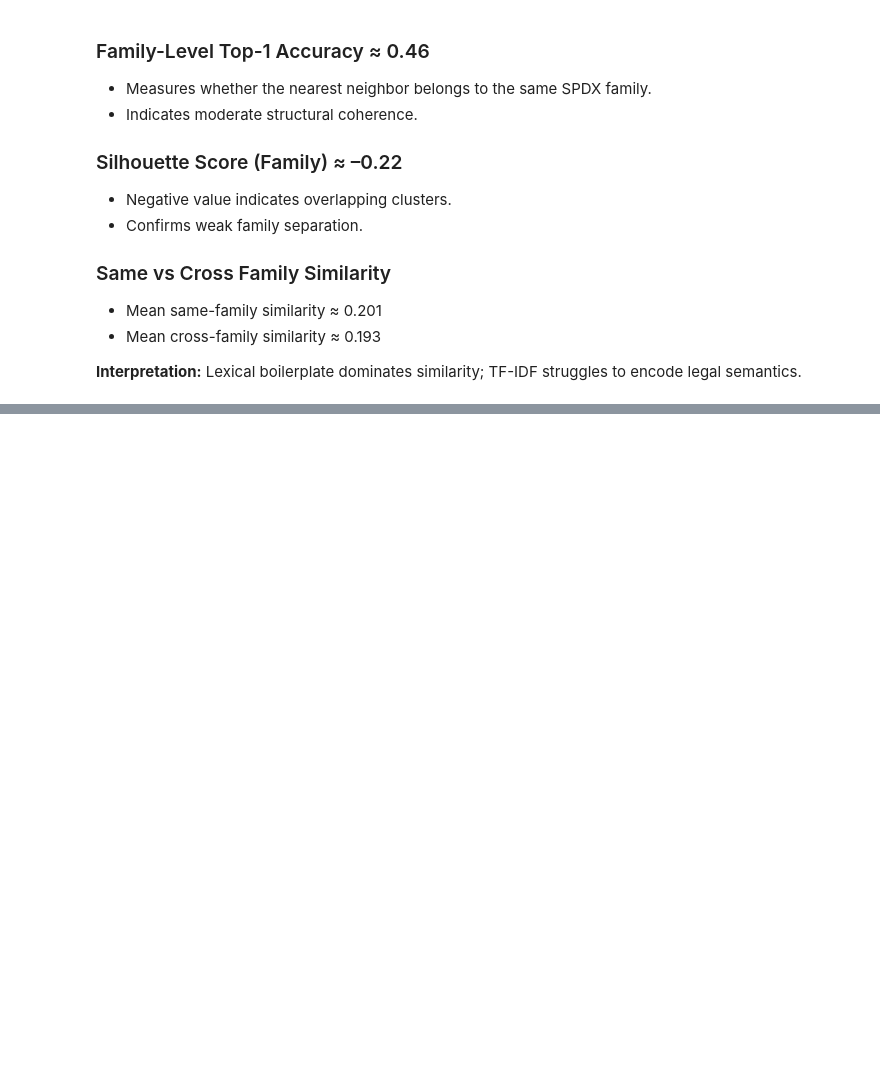
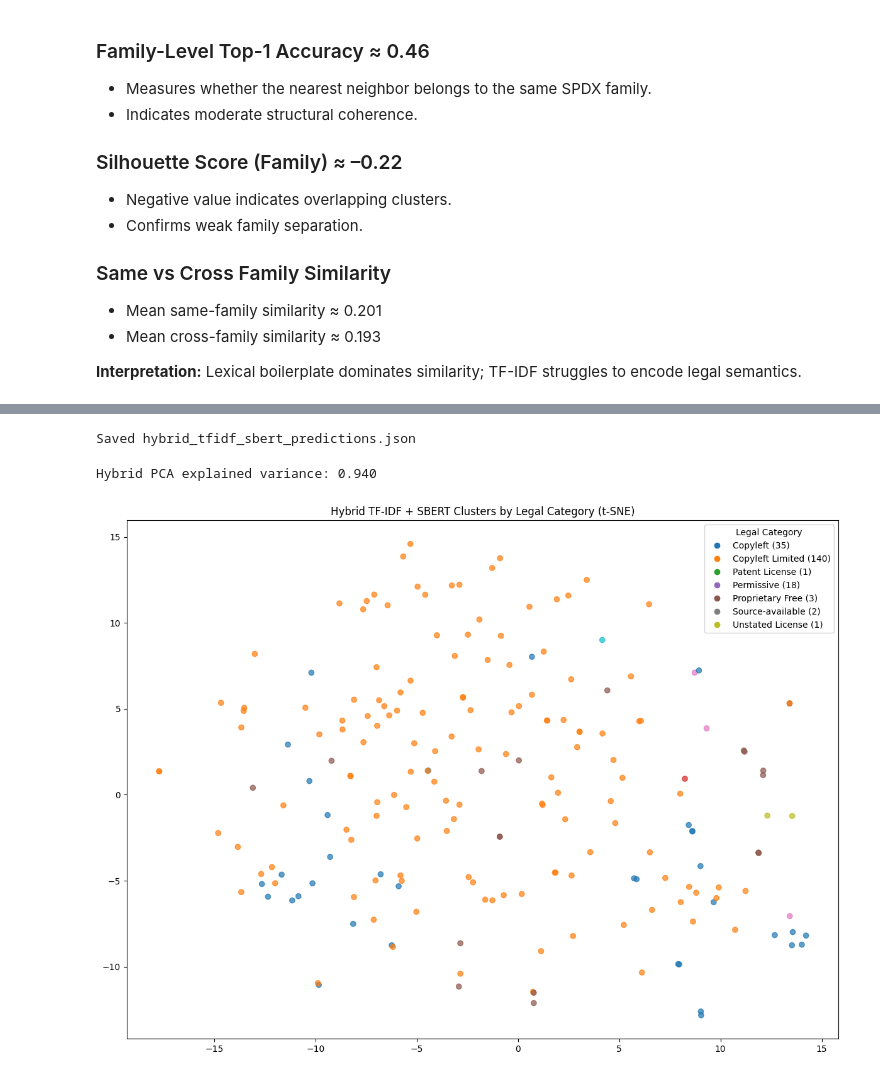
Before and after one commit to sajaa45/license-classifier, a Jupyter notebook: main.ipynb, the cells around one changed output, grey strips where cells are left out. Cells and saved outputs as stored; diff of their text form; code cells hidden in the pictures; blank space fills up the shorter version.

```diff
--- a/main.ipynb
+++ b/main.ipynb
@@ -555,0 +626,4 @@ Lexical boilerplate dominates similarity; TF-IDF struggles to encode legal seman
+# %%
+# 2nd Similarity method: Sentence BERT
+model_name = "sentence-transformers/all-MiniLM-L6-v2"
+model = SentenceTransformer(model_name)
@@ -555,0 +1104,62 @@ Lexical boilerplate dominates similarity; TF-IDF struggles to encode legal seman
+# %%
+hybrid_predictions = hybrid_tfidf_sbert_rerank(X_tfidf=X, E_sbert=embeddings, labels=labels, tfidf_top_k=10, final_top_k=5)
+# %%
+out = []
+for i, p in enumerate(hybrid_predictions):
+    out.append({
+        "id": data[i]["id"],
+        "true_spdx": p["true_spdx"],
+        "top1_pred": p["top1_pred"],
+        "top1_score": round(p["top1_score"], 4),
+        "top5_candidates": [ {"spdx": lbl, "score": round(score, 4)} for lbl, score in p["candidates"] ]
+    })
+
+with open("hybrid_tfidf_sbert_predictions.json", "w", encoding="utf-8") as f:
+    json.dump(out, f, indent=2)
+
+print("Saved hybrid_tfidf_sbert_predictions.json")
+# %% [output]
+Saved hybrid_tfidf_sbert_predictions.json
+# %%
+# Reduce components using PCA before t-SNE
+pca_hybrid = PCA(n_components=90, random_state=42)
+E_hybrid_pca = pca_hybrid.fit_transform(embeddings)
+
+print(f"Hybrid PCA explained variance: {pca_hybrid.explained_variance_ratio_.sum():.3f}")
+
+tsne_hybrid = TSNE(
+    n_components=2,
+    perplexity=30,
+    learning_rate=200,
+    random_state=42,
+    init="random"
+)
+
+E_hybrid_tsne = tsne_hybrid.fit_transform(E_hybrid_pca)
+# %% [output]
+Hybrid PCA explained variance: 0.940
+# %%
+# Visualization of clusters' plot (grouped by legal categories)
+colors = [cat_to_color[c] for c in legal_cats]
+
+plt.figure(figsize=(12, 9))
+plt.scatter(
+    E_hybrid_tsne[:, 0],
+    E_hybrid_tsne[:, 1],
+    c=colors,
+    cmap="tab10",
+    alpha=0.7
+)
+
+plt.legend(handles=[
+    plt.Line2D([0], [0], marker='o', linestyle='',
+               color=plt.cm.tab10(i / len(uniq_cats)),
+               label=f"{c} ({cat_counts[c]})")
+    for c, i in cat_to_color.items()
+], title="Legal Category")
+
+plt.title("Hybrid TF-IDF + SBERT Clusters by Legal Category (t-SNE)")
+plt.tight_layout()
+plt.show()
+# %% [output]
+[figure, added]
```
Also changed, not shown: parts of 29 cells of this notebook, 6 other files.
